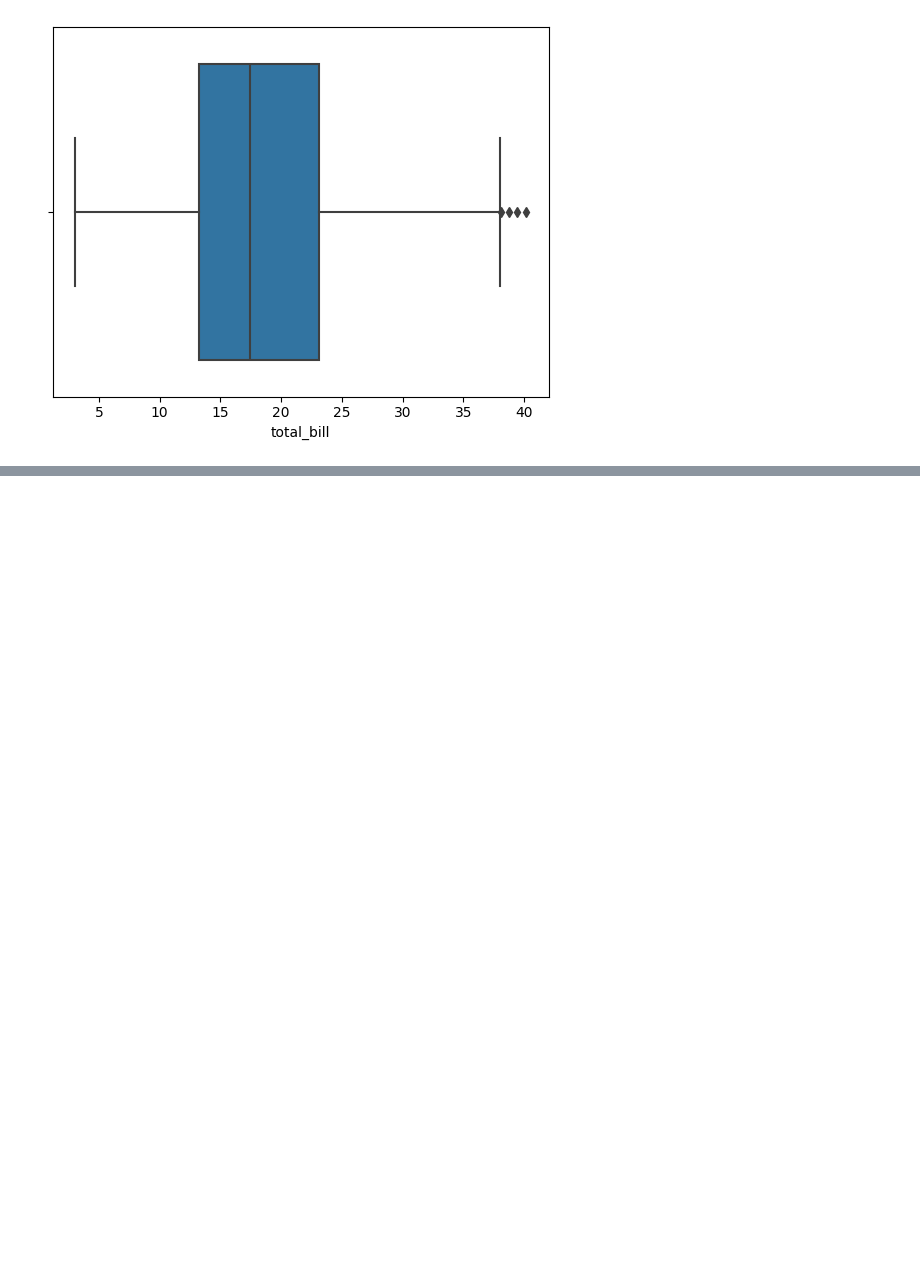
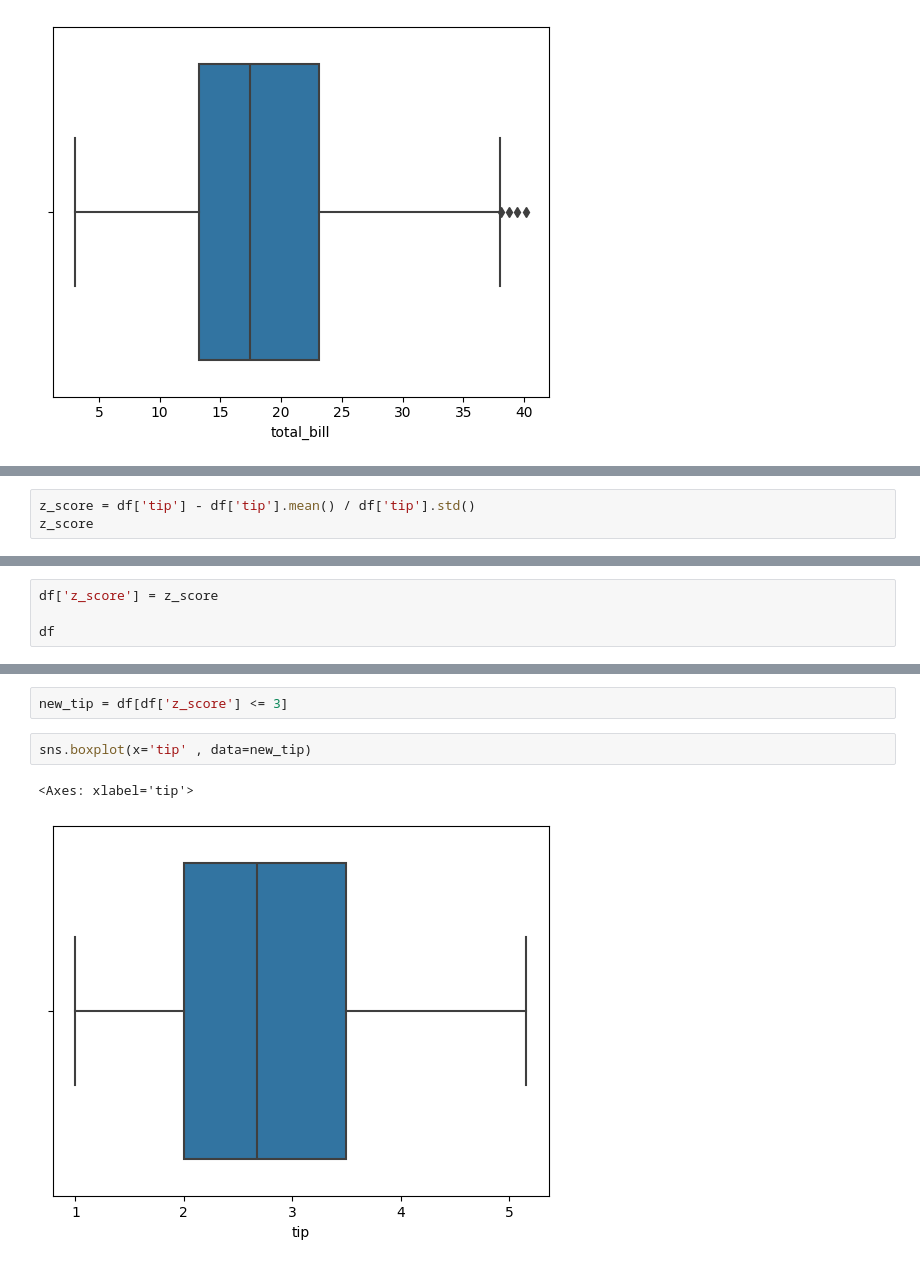
Before and after one commit to azaz9026/Machine_learning, a Jupyter notebook: Handling Outliers/outlier.ipynb, the cells around one changed output, grey strips where cells are left out. Cells and saved outputs as stored; diff of their text form; blank space fills up the shorter version.

Commit message:
z- score method

```diff
--- a/Handling Outliers/outlier.ipynb
+++ b/Handling Outliers/outlier.ipynb
@@ -198,0 +283,3 @@ sns.boxplot(x='total_bill' , data = s)
+# %%
+z_score = df['tip'] - df['tip'].mean() / df['tip'].std()
+z_score
@@ -198,0 +299,4 @@ sns.boxplot(x='total_bill' , data = s)
+# %%
+df['z_score'] = z_score
+
+df
@@ -198,0 +317,7 @@ sns.boxplot(x='total_bill' , data = s)
+# %%
+new_tip = df[df['z_score'] <= 3]
+# %%
+sns.boxplot(x='tip' , data=new_tip)
+# %% [output]
+<Axes: xlabel='tip'>
+[figure, added]
```
Also changed, not shown: parts of 20 cells of this notebook.
